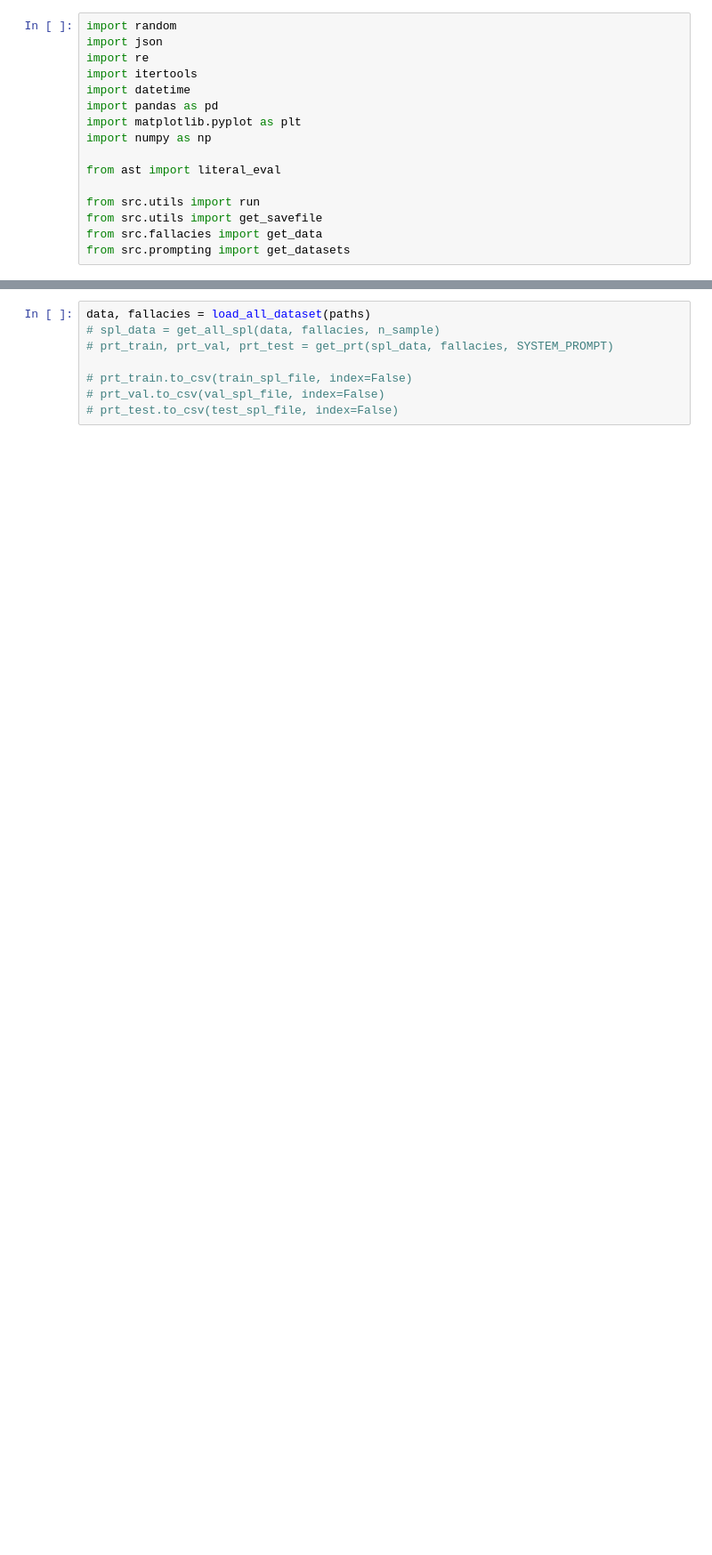
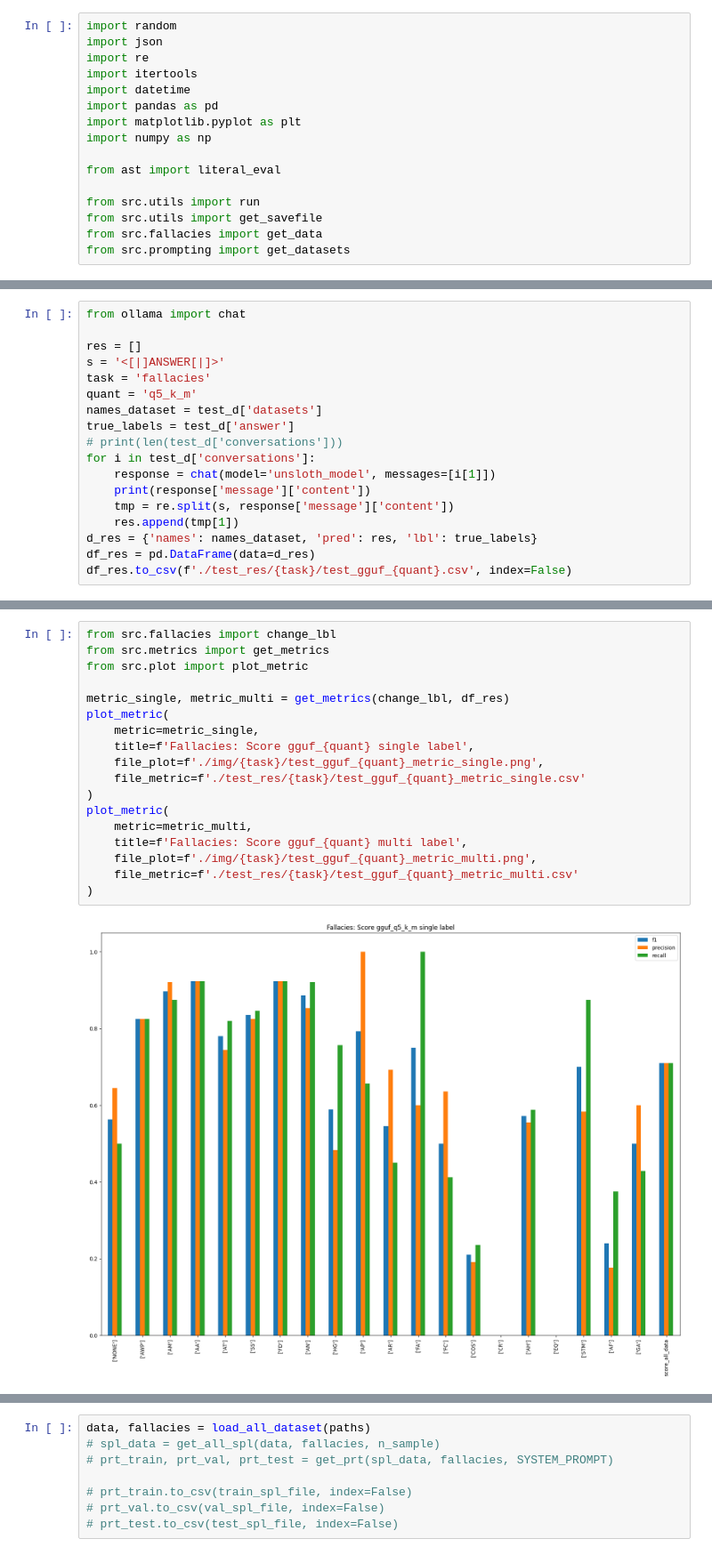
Before and after one commit to brunoyun/amelia, a Jupyter notebook: zero_shot_gen.ipynb, the cells around one changed output, grey strips where cells are left out. Shown at 89% size. Cells and saved outputs as stored; diff of their text form; blank space fills up the shorter version.

Commit message:
remove unused import on utils and update test notebook

```diff
--- a/zero_shot_gen.ipynb
+++ b/zero_shot_gen.ipynb
@@ -38,0 +174,18 @@ model, tokenizer = run('aduc', do_training=True)
+# %%
+from ollama import chat
+
+res = []
+s = '<[|]ANSWER[|]>'
+task = 'fallacies'
+quant = 'q5_k_m'
+names_dataset = test_d['datasets']
+true_labels = test_d['answer']
+# print(len(test_d['conversations']))
+for i in test_d['conversations']:
+    response = chat(model='unsloth_model', messages=[i[1]])
+    print(response['message']['content'])
+    tmp = re.split(s, response['message']['content'])
+    res.append(tmp[1])
+d_res = {'names': names_dataset, 'pred': res, 'lbl': true_labels}
+df_res = pd.DataFrame(data=d_res)
+df_res.to_csv(f'./test_res/{task}/test_gguf_{quant}.csv', index=False)
@@ -38,0 +210,20 @@ model, tokenizer = run('aduc', do_training=True)
+# %%
+from src.fallacies import change_lbl
+from src.metrics import get_metrics
+from src.plot import plot_metric
+
+metric_single, metric_multi = get_metrics(change_lbl, df_res)
+plot_metric(
+    metric=metric_single,
+    title=f'Fallacies: Score gguf_{quant} single label',
+    file_plot=f'./img/{task}/test_gguf_{quant}_metric_single.png',
+    file_metric=f'./test_res/{task}/test_gguf_{quant}_metric_single.csv'
+)
+plot_metric(
+    metric=metric_multi,
+    title=f'Fallacies: Score gguf_{quant} multi label',
+    file_plot=f'./img/{task}/test_gguf_{quant}_metric_multi.png',
+    file_metric=f'./test_res/{task}/test_gguf_{quant}_metric_multi.csv'
+)
+# %% [output]
+[figure, added]
```
Also changed, not shown: parts of 9 cells of this notebook, 1 other file.
